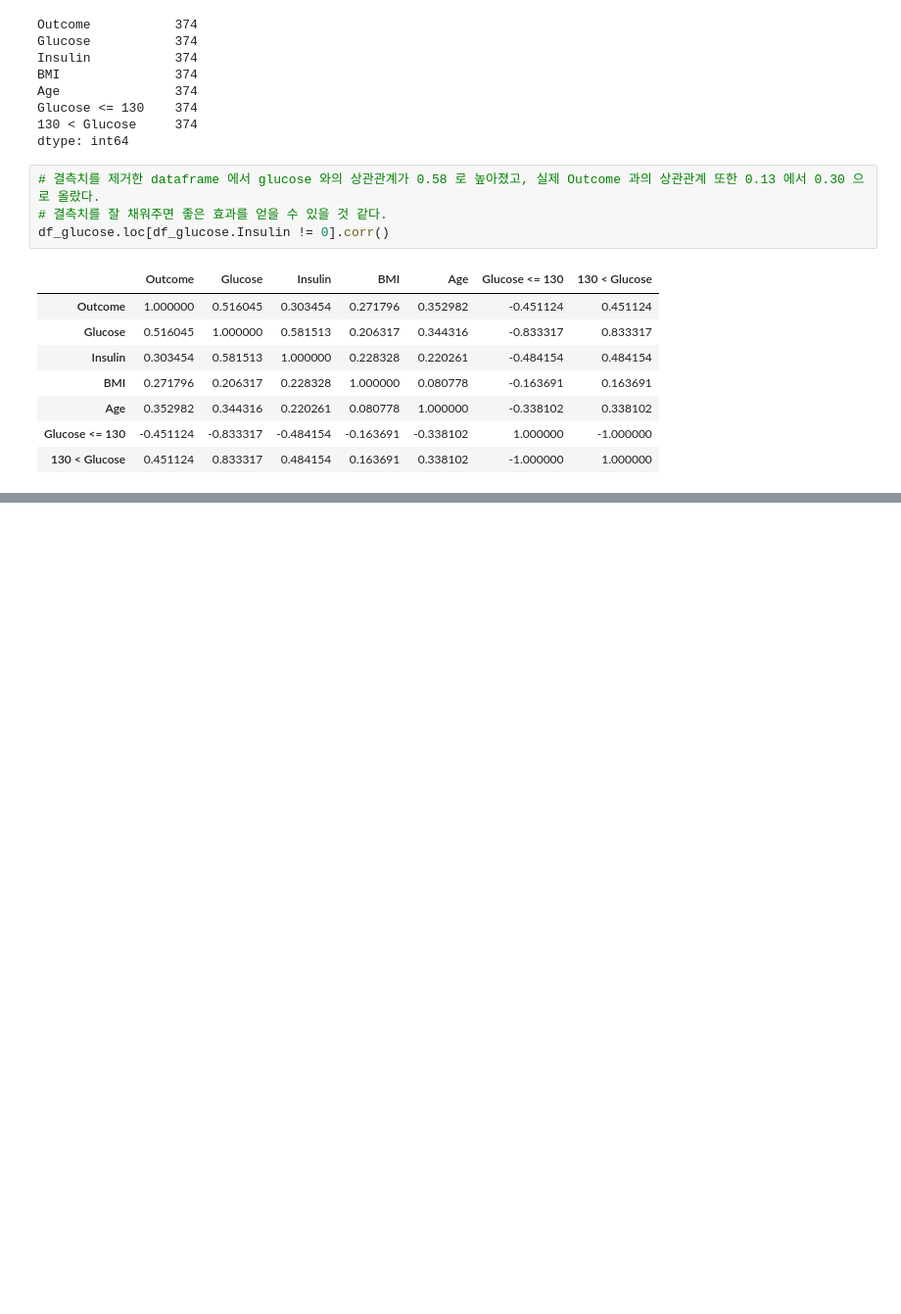
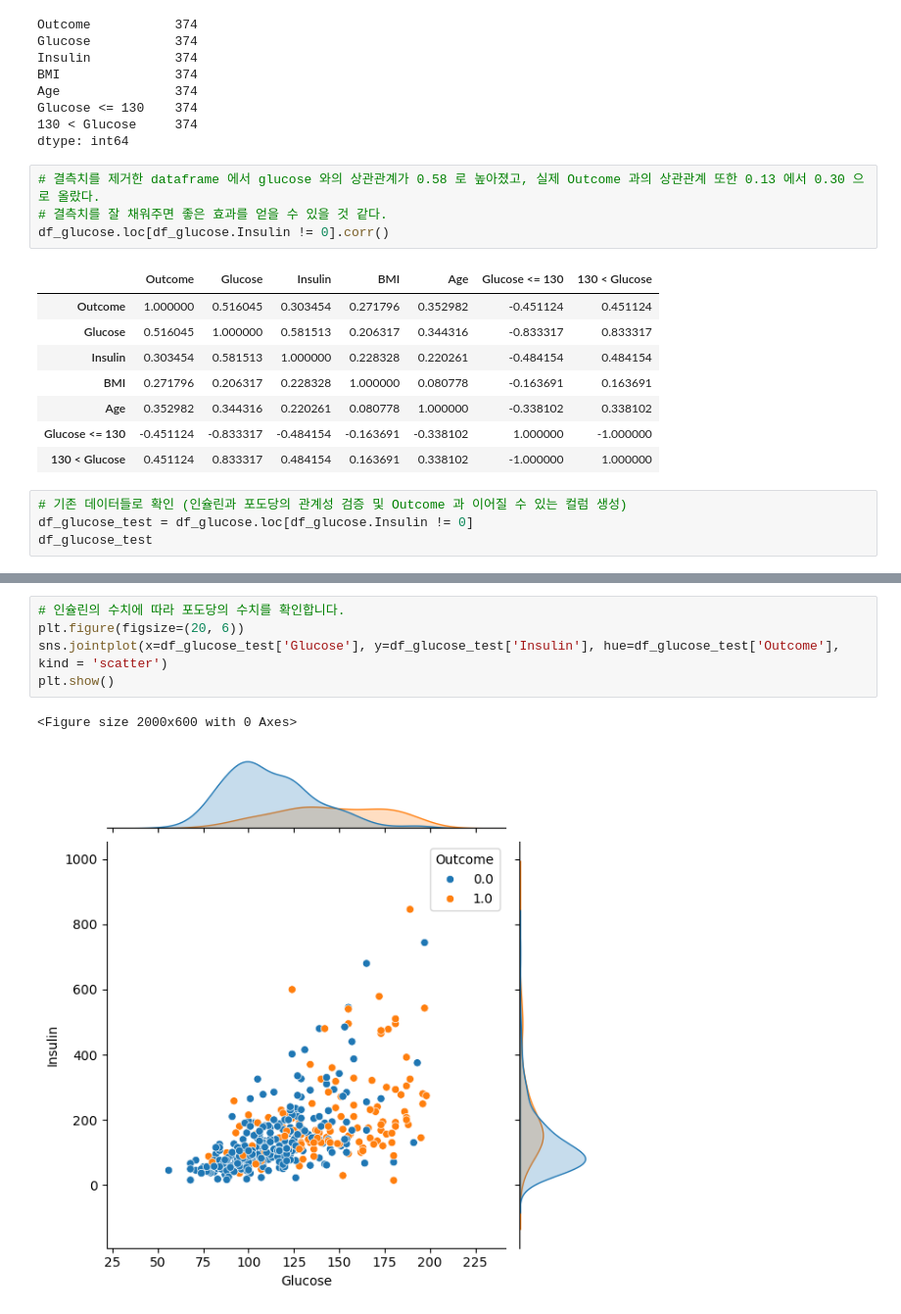
Before and after one commit to deeptudy/kaggle-pima_indians_diabetes, a Jupyter notebook: main.ipynb, the cells around one changed output, grey strips where cells are left out. Shown at 98% size. Saved outputs shown, nothing was run; the diff lists cells and outputs as text; blank space fills up the shorter version.

```diff
--- a/main.ipynb
+++ b/main.ipynb
@@ -310,3 +330,7 @@ df_glucose.loc[df_glucose.Insulin != 0].corr()
 | Age | 0.352982 | 0.344316 | 0.220261 | 0.080778 | 1.000000 | -0.338102 | 0.338102 |
 | Glucose <= 130 | -0.451124 | -0.833317 | -0.484154 | -0.163691 | -0.338102 | 1.000000 | -1.000000 |
 | 130 < Glucose | 0.451124 | 0.833317 | 0.484154 | 0.163691 | 0.338102 | -1.000000 | 1.000000 |
+# %%
+# 기존 데이터들로 확인 (인슐린과 포도당의 관계성 검증 및 Outcome 과 이어질 수 있는 컬럼 생성)
+df_glucose_test = df_glucose.loc[df_glucose.Insulin != 0]
+df_glucose_test
@@ -312,0 +351,8 @@ df_glucose.loc[df_glucose.Insulin != 0].corr()
+# %%
+# 인슐린의 수치에 따라 포도당의 수치를 확인합니다.
+plt.figure(figsize=(20, 6))
+sns.jointplot(x=df_glucose_test['Glucose'], y=df_glucose_test['Insulin'], hue=df_glucose_test['Outcome'], kind = 'scatter')
+plt.show()
+# %% [output]
+<Figure size 2000x600 with 0 Axes>
+[figure, added]
```
Also changed, not shown: parts of 10 cells of this notebook.
